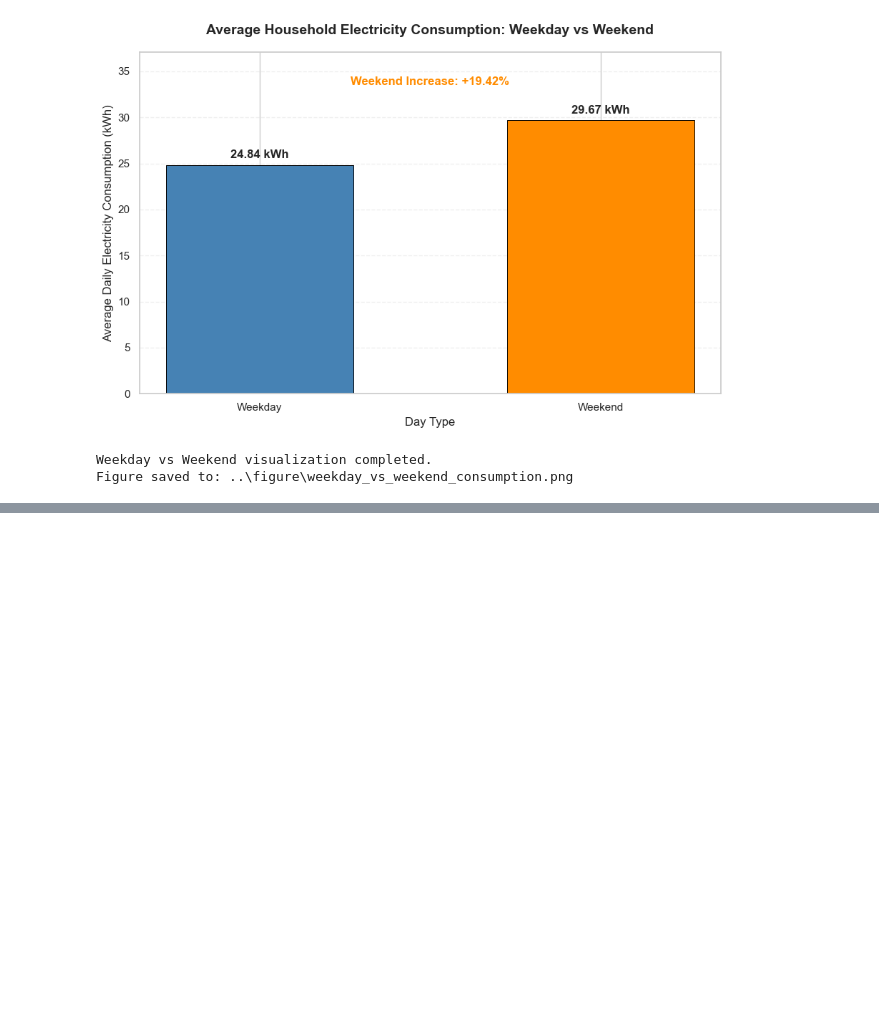
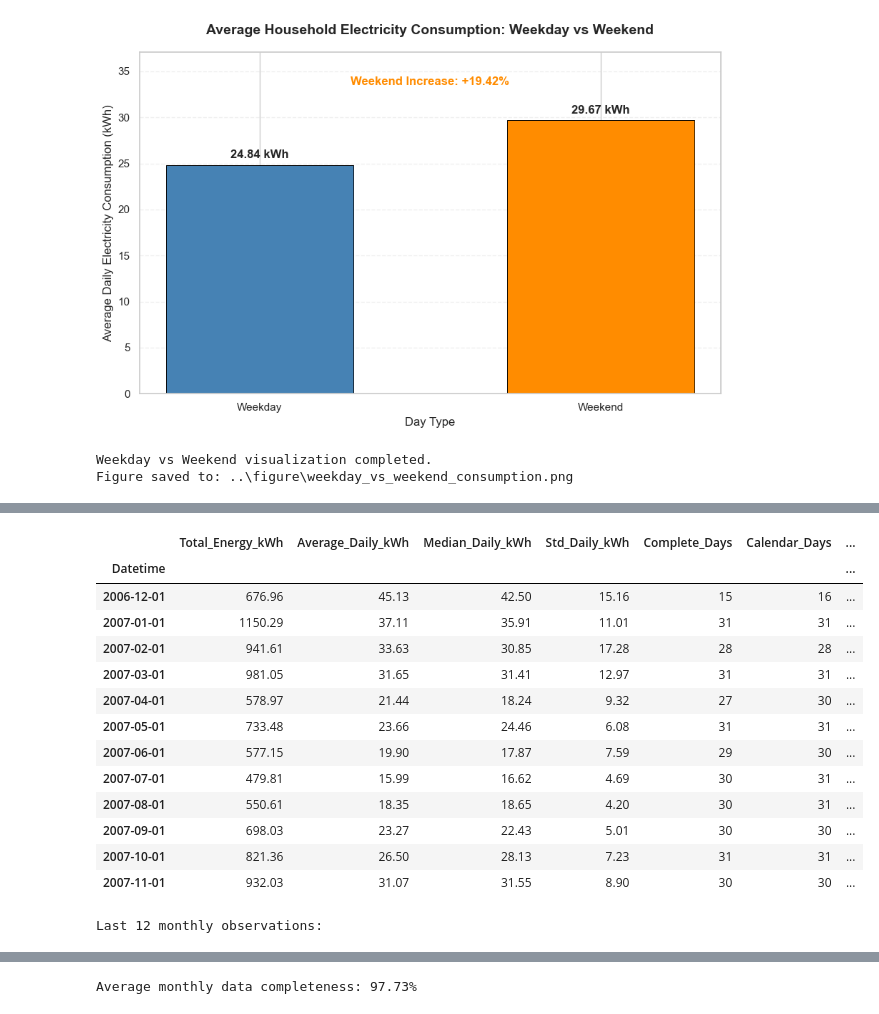
Before and after one commit to damisar/Household_Electricity_Consumption_Analysis_and_Forecasting, a Jupyter notebook: notebook/Household_Electricity_Consumption_Analysis_and_Forecasting.ipynb, the cells around one changed output, grey strips where cells are left out. Cells and saved outputs as stored; diff of their text form; code cells hidden in the pictures; blank space fills up the shorter version.

```diff
--- a/notebook/Household_Electricity_Consumption_Analysis_and_Forecasting.ipynb
+++ b/notebook/Household_Electricity_Consumption_Analysis_and_Forecasting.ipynb
@@ -1623,0 +1635,61 @@ Figure saved to: ..\figure\weekday_vs_weekend_consumption.png
+# %%
+
+# Phase 4 - Monthly Electricity Consumption Analysis
+# Step 4.17: Calculate monthly consumption statistics
+
+import pandas as pd
+
+# Select only complete days with valid electricity consumption
+daily_valid = df_daily.loc[
+    df_daily["Complete_Day"] &
+    df_daily["Energy_kWh"].notna(),
+    ["Energy_kWh"]
+].copy()
+
+# Group daily electricity consumption by calendar month
+monthly_summary = daily_valid.resample("MS").agg(
+    Total_Energy_kWh=("Energy_kWh", "sum"),
+    Average_Daily_kWh=("Energy_kWh", "mean"),
+    Median_Daily_kWh=("Energy_kWh", "median"),
+    Std_Daily_kWh=("Energy_kWh", "std"),
+    Complete_Days=("Energy_kWh", "count")
+)
+
+# Count calendar days in each month within the dataset's date range
+calendar_days = (
+    df_daily["Energy_kWh"]
+    .resample("MS")
+    .size()
+)
+
+monthly_summary["Calendar_Days"] = calendar_days
+
+# Calculate monthly data completeness
+monthly_summary["Completeness_Percent"] = (
+    monthly_summary["Complete_Days"]
+    / monthly_summary["Calendar_Days"]
+    * 100
+)
+
+# Exclude months with no complete daily observations
+monthly_summary = monthly_summary.loc[
+    monthly_summary["Complete_Days"] > 0
+].copy()
+
+print("Monthly Electricity Consumption Summary")
+print("-" * 55)
+
+print(f"Months analyzed: {len(monthly_summary):,}")
+print(f"Complete daily observations: {len(daily_valid):,}")
+
+print("\nFirst 12 monthly observations:")
+display(monthly_summary.head(12).round(2))
+
+print("\nLast 12 monthly observations:")
+display(monthly_summary.tail(12).round(2))
+
+print(
+    f"\nAverage monthly data completeness: "
+    f"{monthly_summary['Completeness_Percent'].mean():.2f}%"
+)
+# %% [output]
@@ -1623,0 +1702,15 @@ Figure saved to: ..\figure\weekday_vs_weekend_consumption.png
+|  | Total_Energy_kWh | Average_Daily_kWh | Median_Daily_kWh | Std_Daily_kWh | Complete_Days | Calendar_Days | ... |
+| Datetime |  |  |  |  |  |  | ... |
+| 2006-12-01 | 676.96 | 45.13 | 42.50 | 15.16 | 15 | 16 | ... |
+| 2007-01-01 | 1150.29 | 37.11 | 35.91 | 11.01 | 31 | 31 | ... |
+| 2007-02-01 | 941.61 | 33.63 | 30.85 | 17.28 | 28 | 28 | ... |
+| 2007-03-01 | 981.05 | 31.65 | 31.41 | 12.97 | 31 | 31 | ... |
+| 2007-04-01 | 578.97 | 21.44 | 18.24 | 9.32 | 27 | 30 | ... |
+| 2007-05-01 | 733.48 | 23.66 | 24.46 | 6.08 | 31 | 31 | ... |
+| 2007-06-01 | 577.15 | 19.90 | 17.87 | 7.59 | 29 | 30 | ... |
+| 2007-07-01 | 479.81 | 15.99 | 16.62 | 4.69 | 30 | 31 | ... |
+| 2007-08-01 | 550.61 | 18.35 | 18.65 | 4.20 | 30 | 31 | ... |
+| 2007-09-01 | 698.03 | 23.27 | 22.43 | 5.01 | 30 | 30 | ... |
+| 2007-10-01 | 821.36 | 26.50 | 28.13 | 7.23 | 31 | 31 | ... |
+| 2007-11-01 | 932.03 | 31.07 | 31.55 | 8.90 | 30 | 30 | ... |
+Last 12 monthly observations:
@@ -1623,0 +1731 @@ Figure saved to: ..\figure\weekday_vs_weekend_consumption.png
+Average monthly data completeness: 97.73%
```
Also changed, not shown: parts of 8 cells of this notebook, 2 other files.
